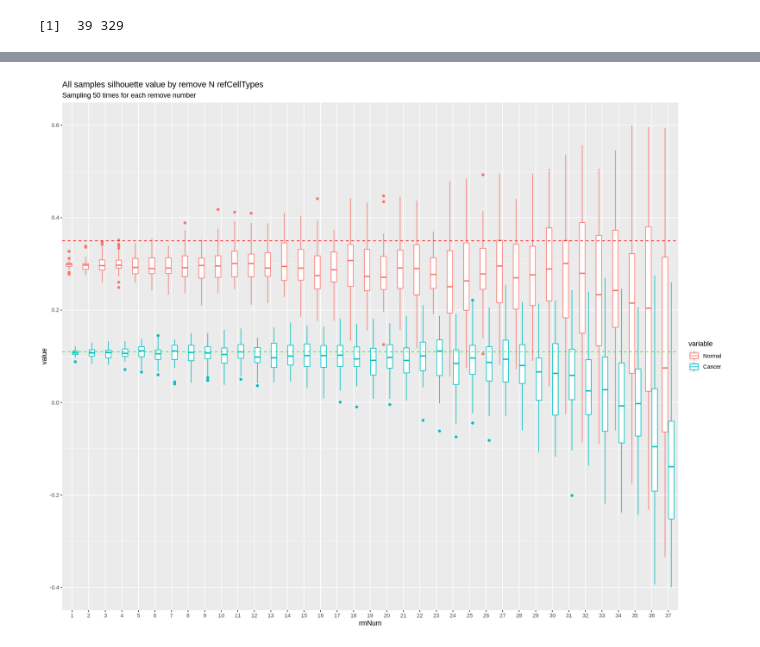
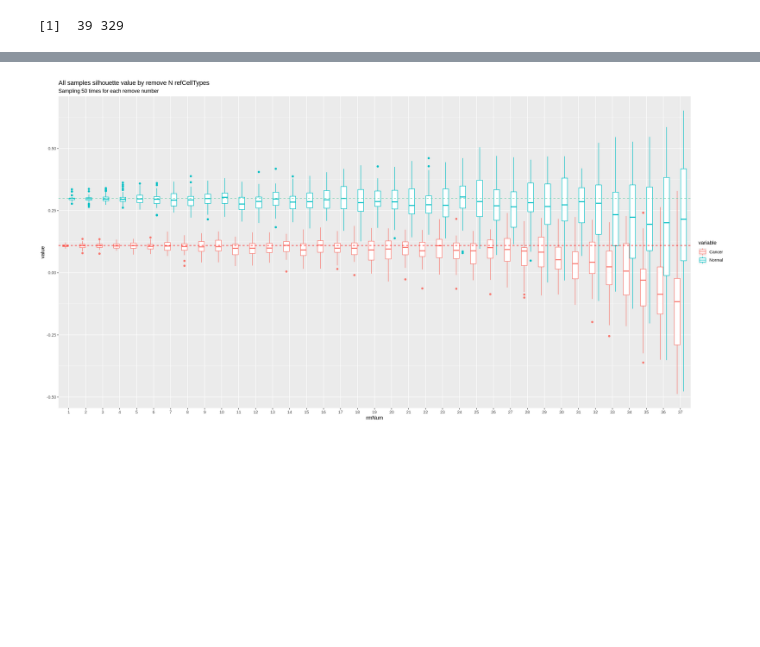
Before and after one commit to haojiang9999/HCA_script, a Jupyter notebook: Myjobs_Jupyter/NormalCancer/5_My_method_validation/3.Cor.merged.V8.CV2500.cor.Scaled2s_Robust_test.rmN_all_samples.ipynb, the cells around one changed output, grey strips where cells are left out. Drawn from its saved outputs; the diff is of its cells as text; code cells hidden in the pictures; blank space fills up the shorter version.

```diff
--- a/Myjobs_Jupyter/NormalCancer/5_My_method_validation/3.Cor.merged.V8.CV2500.cor.Scaled2s_Robust_test.rmN_all_samples.ipynb
+++ b/Myjobs_Jupyter/NormalCancer/5_My_method_validation/3.Cor.merged.V8.CV2500.cor.Scaled2s_Robust_test.rmN_all_samples.ipynb
@@ -64,12 +66,14 @@ ggplot(plotData) + geom_boxplot(aes(x=rmNum, y=value, color=variable))
 ### Clean plot
 si.average.rmN.table.clean <- si.average.rmN.table[,-c(1:2)]
 colnames(si.average.rmN.table.clean) <- c("Normal", "Cancer","rmNum")
+si.average.rmN.table.clean <- si.average.rmN.table.clean[,c("Cancer", "Normal","rmNum")]
 plotData.clean <- melt(si.average.rmN.table.clean,id.vars = 3)
 plotData.clean$rmNum <- as.factor(plotData.clean$rmNum)
-options(repr.plot.width=15, repr.plot.height=12)
-ggplot(plotData.clean) + geom_boxplot(aes(x=rmNum, y=value, color=variable))+
-  labs(title = "All samples silhouette value by remove N refCellTypes",subtitle = paste("Sampling", m, "times for each remove number")) +
-  geom_hline(yintercept=0.35, linetype="dashed", color = "red")+
-  geom_hline(yintercept=0.11, linetype="dashed", color = "green")
+options(repr.plot.width=20, repr.plot.height=10)
-# %% [output]
-[figure, removed]
+# %%
+ggplot(plotData.clean) + geom_boxplot(aes(x=rmNum, y=value, color=variable))+
+  labs(title = "All samples silhouette value by remove N refCellTypes",subtitle = paste("Sampling", m, "times for each remove number")) +
+  geom_hline(yintercept=0.30, linetype="dashed", color = "aquamarine3")+
+  geom_hline(yintercept=0.11, linetype="dashed", color = "red")
+# %% [output]
+[figure, added]
```
Also changed, not shown: parts of 2 cells of this notebook, 20 other files.
